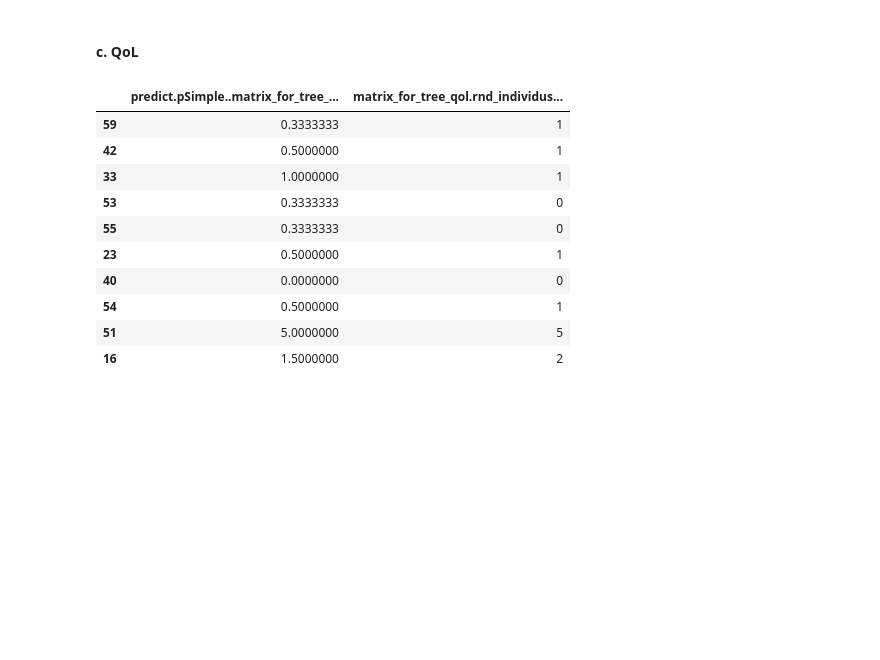
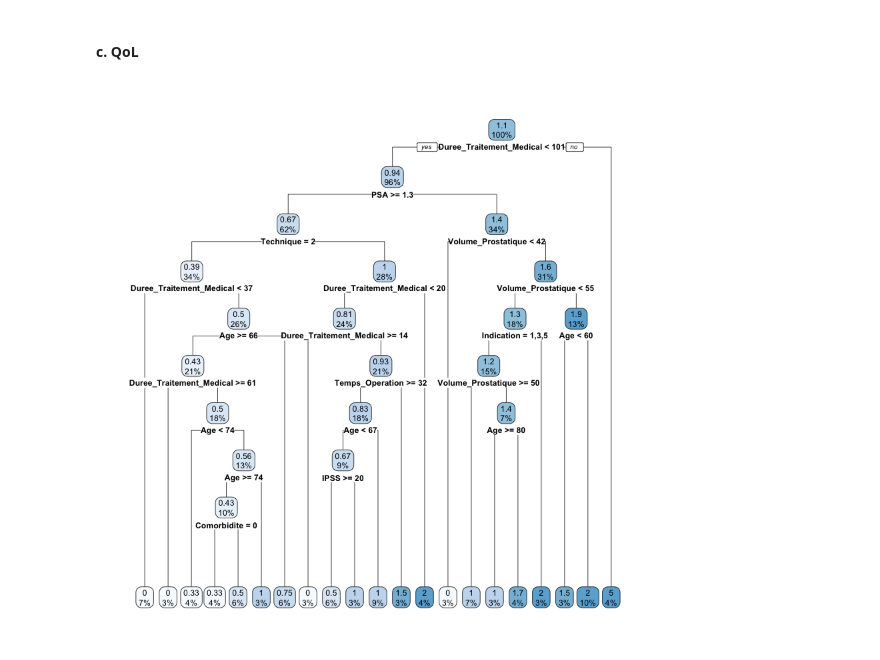
Before and after one commit to BigFab/TP_Adenome, a Jupyter notebook: rtupb_vbpps.ipynb, the cells around one changed output. Cells and saved outputs as stored; diff of their text form; code cells hidden in the pictures; blank space fills up the shorter version.

```diff
--- a/rtupb_vbpps.ipynb
+++ b/rtupb_vbpps.ipynb
@@ -948,27 +998,15 @@ data.frame(predict(pSimple,matrix_for_tree_qmax[rnd_individus,]), matrix_for_tre
 # %% [markdown]
 #### c. QoL
 # %%
+# Calcul de l'arbre
 qol = subset(rtupb_vbpps_post, select = c(M12_QoL))
 matrix_for_tree_qol = cbind(rtupb_vbpps_pre, qol)
 
 tree_qol = rpart(method = "anova", formula = matrix_for_tree_qol$M12_QoL ~.,data=matrix_for_tree_qol,control=rpart.control(minsplit=5, cp=0))
 
 pSimple <- prune(tree_qol,cp=0)
-#plot(pSimple)
-#text(tree_qol, all=FALSE, use.n=FALSE,fancy=FALSE, split=TRUE)
 
-# Evaluation de la performance de l'arbre avec 10 individus tirés au hasard
-rnd_individus = sample(1:nrow(matrix_for_tree_qol), 10)
-data.frame(predict(pSimple,matrix_for_tree_qol[rnd_individus,]), matrix_for_tree_qol[rnd_individus,15])
+# Plot de l'arbre
+rpart.plot(pSimple)
 # %% [output]
-|  | predict.pSimple..matrix_for_tree_... | matrix_for_tree_qol.rnd_individus... |
-| 59 | 0.3333333 | 1 |
-| 42 | 0.5000000 | 1 |
-| 33 | 1.0000000 | 1 |
-| 53 | 0.3333333 | 0 |
-| 55 | 0.3333333 | 0 |
-| 23 | 0.5000000 | 1 |
-| 40 | 0.0000000 | 0 |
-| 54 | 0.5000000 | 1 |
-| 51 | 5.0000000 | 5 |
-| 16 | 1.5000000 | 2 |
+[figure, added]
```
Also changed, not shown: parts of 36 cells of this notebook.
